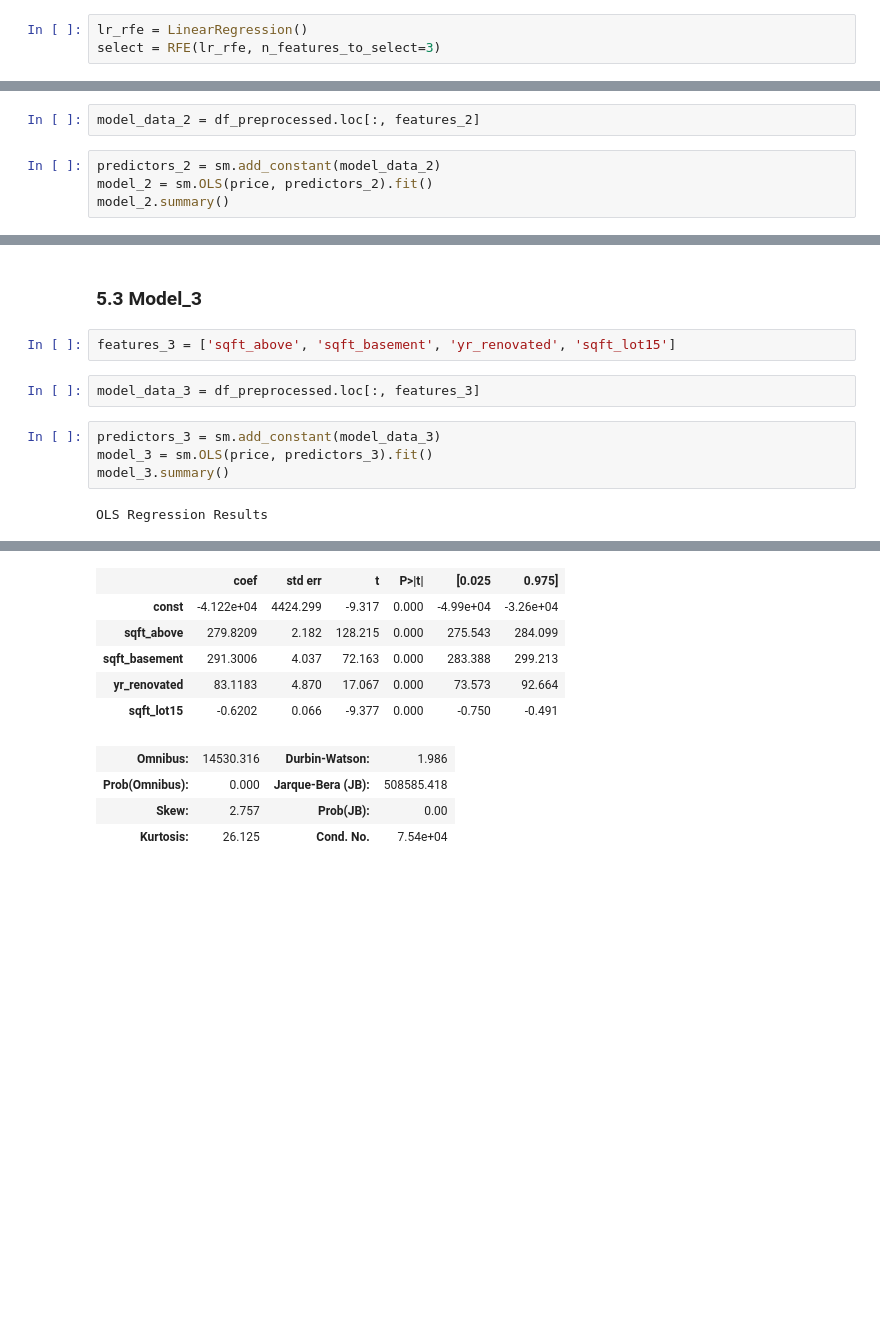
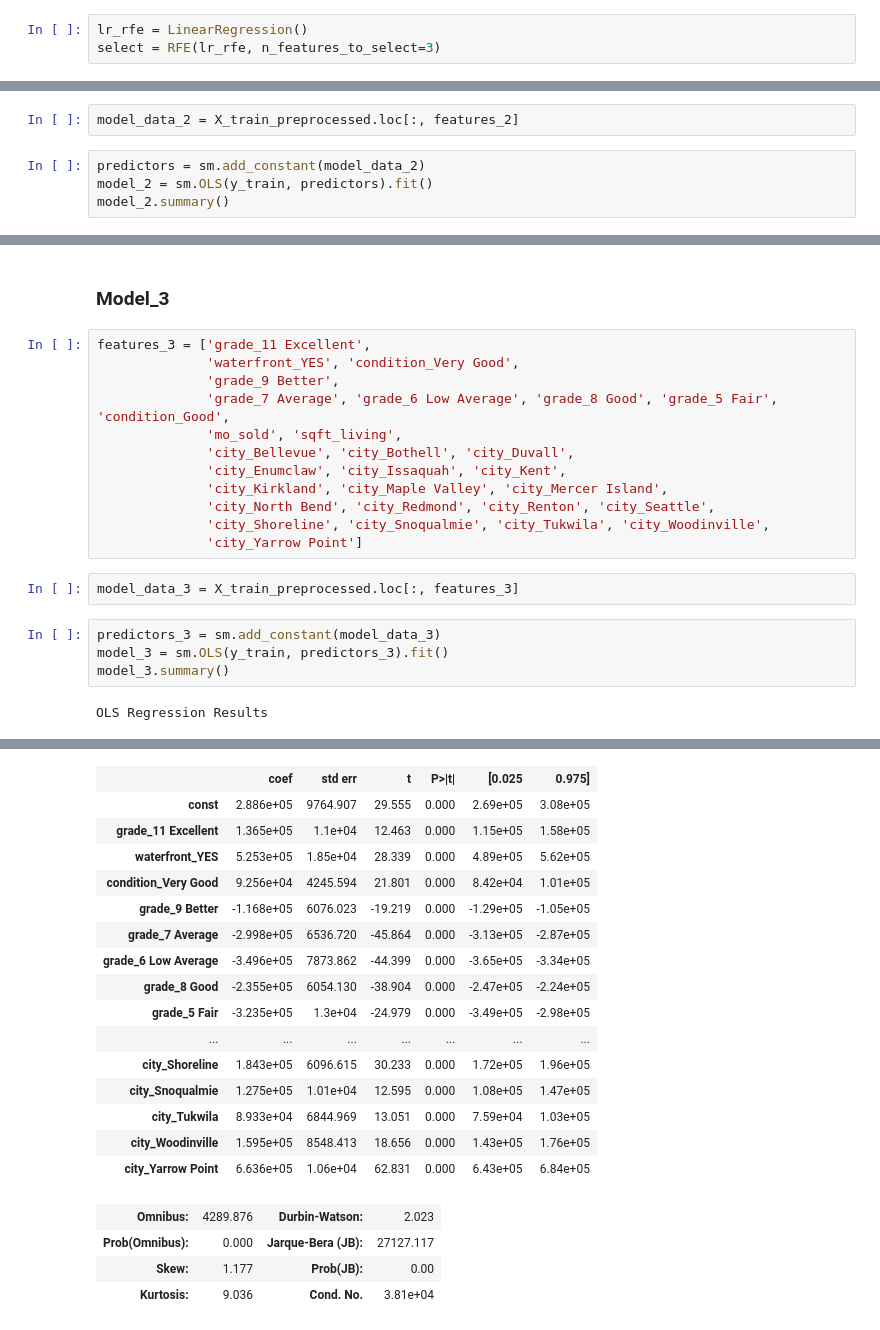
Before and after one commit to rusalka013/King-County-House-Sales-Project, a Jupyter notebook: King-County-House-Sales-Project.ipynb, the cells around one changed output, grey strips where cells are left out. Saved outputs shown, nothing was run; the diff lists cells and outputs as text; blank space fills up the shorter version.

```diff
--- a/King-County-House-Sales-Project.ipynb
+++ b/King-County-House-Sales-Project.ipynb
@@ -1241,8 +1622,8 @@ features_2 = ['bedrooms', 'bathrooms', 'sqft_lot', 'floors',
 # %%
-model_data_2 = df_preprocessed.loc[:, features_2]
+model_data_2 = X_train_preprocessed.loc[:, features_2]
 # %%
-predictors_2 = sm.add_constant(model_data_2)
-model_2 = sm.OLS(price, predictors_2).fit()
+predictors = sm.add_constant(model_data_2)
+model_2 = sm.OLS(y_train, predictors).fit()
 model_2.summary()
 # %% [output]
 OLS Regression Results
@@ -1305,12 +1696,22 @@ vif_data.sort_values('VIF', ascending = False, ignore_index=False)
 # %% [markdown]
-### 5.3 Model_3
+### Model_3
-# %%
-features_3 = ['sqft_above', 'sqft_basement', 'yr_renovated', 'sqft_lot15']
+# %%
+features_3 = ['grade_11 Excellent',
+              'waterfront_YES', 'condition_Very Good',
+              'grade_9 Better',
+              'grade_7 Average', 'grade_6 Low Average', 'grade_8 Good', 'grade_5 Fair', 'condition_Good',
+              'mo_sold', 'sqft_living',
+              'city_Bellevue', 'city_Bothell', 'city_Duvall',
+              'city_Enumclaw', 'city_Issaquah', 'city_Kent',
+              'city_Kirkland', 'city_Maple Valley', 'city_Mercer Island',
+              'city_North Bend', 'city_Redmond', 'city_Renton', 'city_Seattle',
+              'city_Shoreline', 'city_Snoqualmie', 'city_Tukwila', 'city_Woodinville',
+              'city_Yarrow Point']
 # %%
-model_data_3 = df_preprocessed.loc[:, features_3]
+model_data_3 = X_train_preprocessed.loc[:, features_3]
 # %%
 predictors_3 = sm.add_constant(model_data_3)
-model_3 = sm.OLS(price, predictors_3).fit()
+model_3 = sm.OLS(y_train, predictors_3).fit()
 model_3.summary()
 # %% [output]
 OLS Regression Results
@@ -1325,13 +1726,23 @@ OLS Regression Results
 | Covariance Type: | nonrobust |  |  |
 |  | coef | std err | t | P>|t| | [0.025 | 0.975] |
-| const | -4.122e+04 | 4424.299 | -9.317 | 0.000 | -4.99e+04 | -3.26e+04 |
-| sqft_above | 279.8209 | 2.182 | 128.215 | 0.000 | 275.543 | 284.099 |
-| sqft_basement | 291.3006 | 4.037 | 72.163 | 0.000 | 283.388 | 299.213 |
-| yr_renovated | 83.1183 | 4.870 | 17.067 | 0.000 | 73.573 | 92.664 |
-| sqft_lot15 | -0.6202 | 0.066 | -9.377 | 0.000 | -0.750 | -0.491 |
+| const | 2.886e+05 | 9764.907 | 29.555 | 0.000 | 2.69e+05 | 3.08e+05 |
+| grade_11 Excellent | 1.365e+05 | 1.1e+04 | 12.463 | 0.000 | 1.15e+05 | 1.58e+05 |
+| waterfront_YES | 5.253e+05 | 1.85e+04 | 28.339 | 0.000 | 4.89e+05 | 5.62e+05 |
+| condition_Very Good | 9.256e+04 | 4245.594 | 21.801 | 0.000 | 8.42e+04 | 1.01e+05 |
+| grade_9 Better | -1.168e+05 | 6076.023 | -19.219 | 0.000 | -1.29e+05 | -1.05e+05 |
+| grade_7 Average | -2.998e+05 | 6536.720 | -45.864 | 0.000 | -3.13e+05 | -2.87e+05 |
+| grade_6 Low Average | -3.496e+05 | 7873.862 | -44.399 | 0.000 | -3.65e+05 | -3.34e+05 |
+| grade_8 Good | -2.355e+05 | 6054.130 | -38.904 | 0.000 | -2.47e+05 | -2.24e+05 |
+| grade_5 Fair | -3.235e+05 | 1.3e+04 | -24.979 | 0.000 | -3.49e+05 | -2.98e+05 |
+| ... | ... | ... | ... | ... | ... | ... |
+| city_Shoreline | 1.843e+05 | 6096.615 | 30.233 | 0.000 | 1.72e+05 | 1.96e+05 |
+| city_Snoqualmie | 1.275e+05 | 1.01e+04 | 12.595 | 0.000 | 1.08e+05 | 1.47e+05 |
+| city_Tukwila | 8.933e+04 | 6844.969 | 13.051 | 0.000 | 7.59e+04 | 1.03e+05 |
+| city_Woodinville | 1.595e+05 | 8548.413 | 18.656 | 0.000 | 1.43e+05 | 1.76e+05 |
+| city_Yarrow Point | 6.636e+05 | 1.06e+04 | 62.831 | 0.000 | 6.43e+05 | 6.84e+05 |
-| Omnibus: | 14530.316 | Durbin-Watson: | 1.986 |
-| Prob(Omnibus): | 0.000 | Jarque-Bera (JB): | 508585.418 |
-| Skew: | 2.757 | Prob(JB): | 0.00 |
-| Kurtosis: | 26.125 | Cond. No. | 7.54e+04 |
+| Omnibus: | 4289.876 | Durbin-Watson: | 2.023 |
+| Prob(Omnibus): | 0.000 | Jarque-Bera (JB): | 27127.117 |
+| Skew: | 1.177 | Prob(JB): | 0.00 |
+| Kurtosis: | 9.036 | Cond. No. | 3.81e+04 |
 Notes:
 [1] Standard Errors assume that the covariance matrix of the errors is correctly specified.
```
Also changed, not shown: parts of 391 cells of this notebook, 1 other file.
